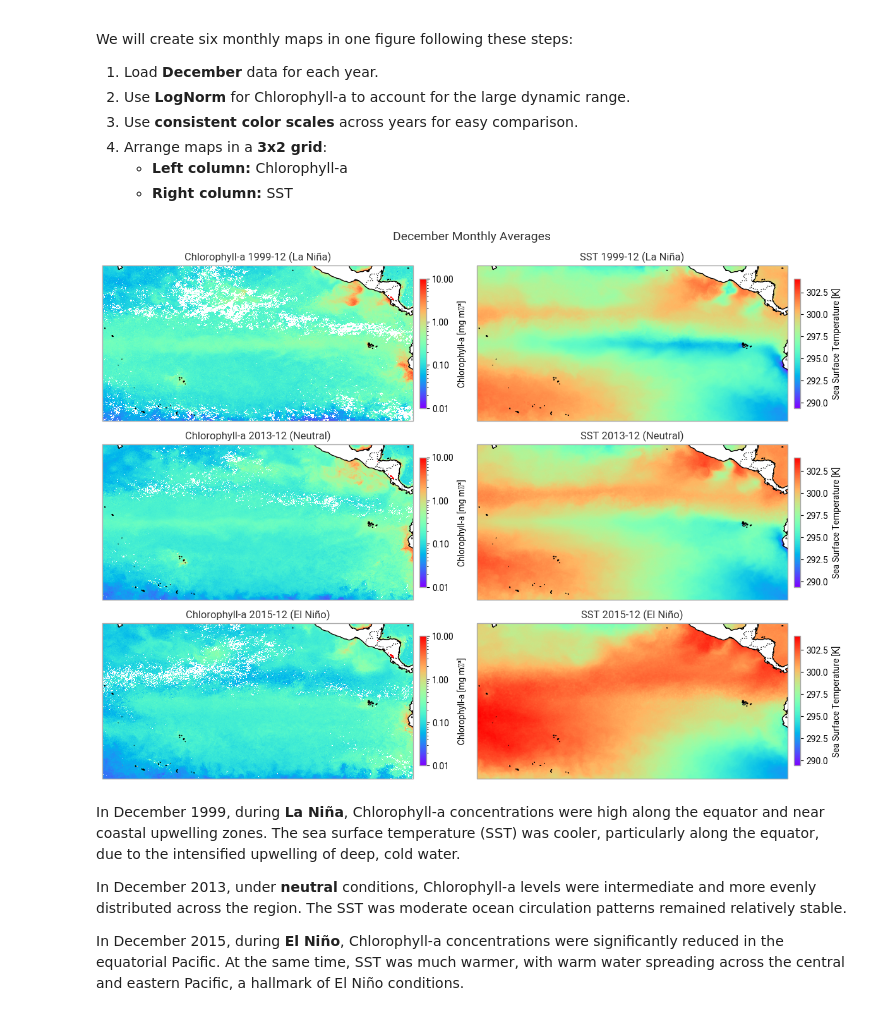
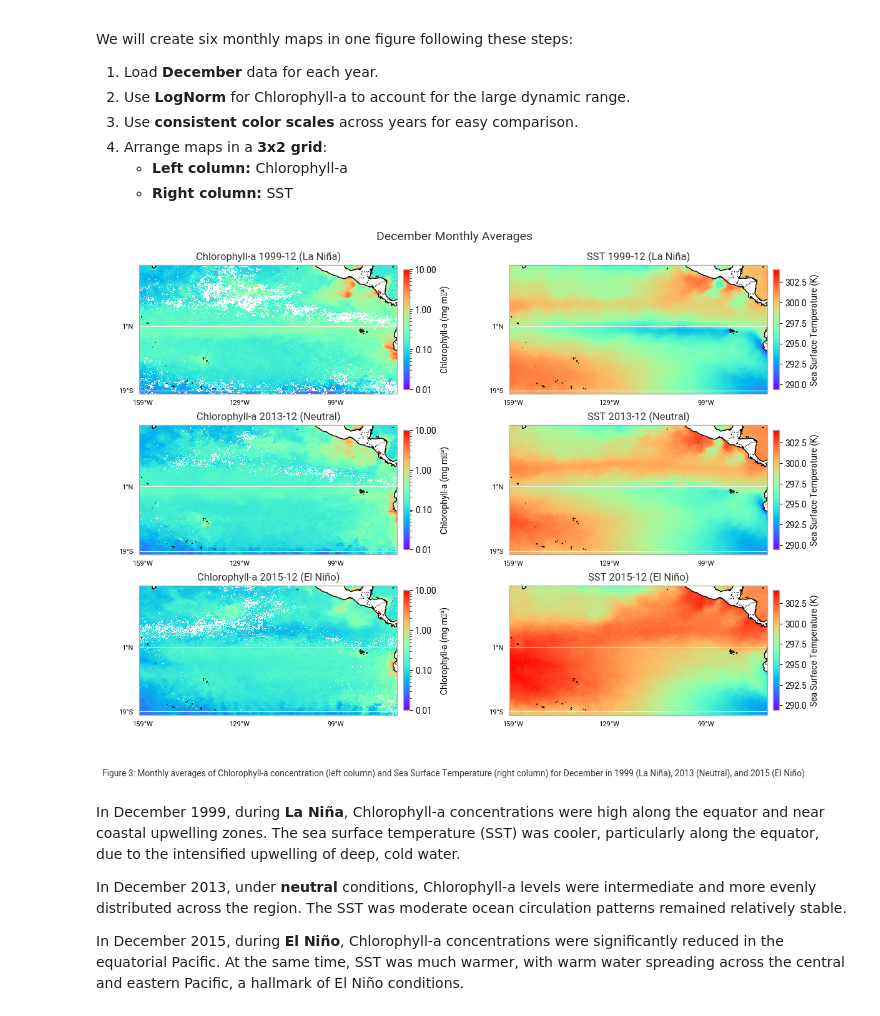
Before and after one commit to ecmwf-training/c3s-training-submodule-sat-obs-ocean, a Jupyter notebook: ocean-colour-sea-surface-temperature.ipynb, the cells around one changed output. Cells and saved outputs as stored; diff of their text form; code cells hidden in the pictures.

```diff
--- a/ocean-colour-sea-surface-temperature.ipynb
+++ b/ocean-colour-sea-surface-temperature.ipynb
@@ -486,7 +528,6 @@ oc_data = load_december_data("./data_cds_oc", "chlor_a")
 sst_data = load_december_data("./data_cds_sst", "analysed_sst")
 
 # Define colors:
-# Green shades for OC, Orange shades for SST
 oc_colors = {"1999": "green", "2013": "black", "2015": "orange"}
 sst_colors = {"1999": "green", "2013": "black", "2015": "orange"}
 
@@ -504,16 +545,24 @@ for (year, phase), ds in sst_data.items():
 # Set titles and labels
 axes[0].set_title("Chlorophyll-a Concentration (OC) - December Time Series")
 axes[1].set_title("Sea Surface Temperature (SST) - December Time Series")
-
-# Format x-axis to show only "December days"
 axes[1].set_xlabel("Day of December")
 axes[1].set_xticks(range(1, 32))
 
-# Configure legends
+# Configure legends and y-axis labels
 for ax in axes:
-    ax.set_ylabel("Chlorophyll-a (mg m³)" if ax == axes[0] else "Temperature (K)")
+    ax.set_ylabel("Chlorophyll-a (mg m⁻³)" if ax == axes[0] else "Temperature (K)")
     ax.grid()
     ax.legend(loc="upper right")
 
+# Add figure caption
+caption = (
+    "Figure 2: Time series of daily chlorophyll-a concentration (top) and sea surface temperature (bottom) "
+    "for the month of December in 1999 (La Niña), 2013 (Neutral), and 2015 (El Niño)."
+)
+plt.figtext(0.5, 0.01, caption, wrap=True, horizontalalignment='center', fontsize=10)
+
+# Adjust layout
+plt.tight_layout()
+plt.subplots_adjust(bottom=0.20)
 plt.show()
 # %% [output]
@@ -640,13 +689,11 @@ fig, axes = plt.subplots(
 )
 fig.suptitle("December Monthly Averages", fontsize=14)
 
-
-# Function to plot data
+# Function to plot data with automatic tick labeling based on dataset extent
 def plot_map(ax, ds, var_name, title, cmap, norm=None):
-    """Plots a map with data from a given NetCDF dataset."""
     data = ds[var_name].squeeze()
-    lat = ds.lat if "lat" in ds else ds.latitude
-    lon = ds.lon if "lon" in ds else ds.longitude
+    lat = data.lat if "lat" in data.coords else data.latitude
+    lon = data.lon if "lon" in data.coords else data.longitude
 
     img = ax.pcolormesh(
         lon, lat, data, transform=ccrs.PlateCarree(), cmap=cmap, norm=norm
@@ -654,8 +701,21 @@ def plot_map(ax, ds, var_name, title, cmap, norm=None):
     ax.set_title(title, fontsize=12)
     ax.coastlines()
     ax.add_feature(cfeature.BORDERS, linestyle=":")
+
+    # Get extent from data
+    lon_min, lon_max = float(lon.min()), float(lon.max())
+    lat_min, lat_max = float(lat.min()), float(lat.max())
+
+    # Set ticks within data extent
+    x_ticks = list(range(int(lon_min), int(lon_max) + 1, 30))
+    y_ticks = list(range(int(lat_min), int(lat_max) + 1, 20))
+    ax.set_xticks(x_ticks, crs=ccrs.PlateCarree())
+    ax.set_yticks(y_ticks, crs=ccrs.PlateCarree())
+    ax.tick_params(labelsize=8)
+    ax.xaxis.set_major_formatter(LONGITUDE_FORMATTER)
+    ax.yaxis.set_major_formatter(LATITUDE_FORMATTER)
+
     return img
-
 
 # Define labels for each year
 labels = {1999: "La Niña", 2013: "Neutral", 2015: "El Niño"}
@@ -673,42 +733,51 @@ for i, (ds, year) in enumerate(zip(oc_datasets, [1999, 2013, 2015])):
     img = plot_map(
         axes[i, 0], ds, "chlor_a", title, chlorophyll_cmap, norm=chlor_norm
     )
-
     cbar = fig.colorbar(
         img,
         ax=axes[i, 0],
         orientation="vertical",
         fraction=0.02,
         pad=0.02,
-        label="Chlorophyll-a [mg m⁻³]",
+        label="Chlorophyll-a (mg m⁻³)",
     )
     cbar.ax.yaxis.set_major_formatter(FuncFormatter(lambda y, _: f"{y:.2f}"))
 
 # Determine global min/max for SST
 sst_min = min(ds["analysed_sst"].min().item() for ds in sst_datasets)
 sst_max = max(ds["analysed_sst"].max().item() for ds in sst_datasets)
 sst_norm = Normalize(vmin=sst_min, vmax=sst_max)
 
 # Plot SST (right column)
 for i, (ds, year) in enumerate(zip(sst_datasets, [1999, 2013, 2015])):
     title = f"SST {year}-12 ({labels[year]})"
-    img_sst = plot_map(axes[i, 1], ds, "analysed_sst", title, sst_cmap, norm=sst_norm)
-
+    img_sst = plot_map(
+        axes[i, 1], ds, "analysed_sst", title, sst_cmap, norm=sst_norm
+    )
     fig.colorbar(
         img_sst,
         ax=axes[i, 1],
         orientation="vertical",
         fraction=0.02,
         pad=0.02,
-        label="Sea Surface Temperature [K]",
+        label="Sea Surface Temperature (K)",
     )
 
 # Adjust layout
 plt.tight_layout()
-plt.subplots_adjust(top=0.92)
+plt.subplots_adjust(top=0.92, bottom=0.12)  # Reserve space for caption
+
+# Add figure caption (below the plots)
+caption = (
+    "Figure 3: Monthly averages of Chlorophyll-a concentration (left column) and Sea Surface Temperature (right column) for December "
+    "in 1999 (La Niña), 2013 (Neutral), and 2015 (El Niño)."
+)
+plt.figtext(0.5, 0.01, caption, wrap=True, horizontalalignment='center', fontsize=10)
+
+# Show final figure
 plt.show()
 # %% [output]
-[figure, old version]
+[figure, new version]
 # %% [markdown]
 In December 1999, during **La Niña**, Chlorophyll-a concentrations were high along the equator and near coastal upwelling zones. The sea surface temperature (SST) was cooler, particularly along the equator, due to the intensified upwelling of deep, cold water.
 
```
Also changed, not shown: parts of 22 cells of this notebook.
